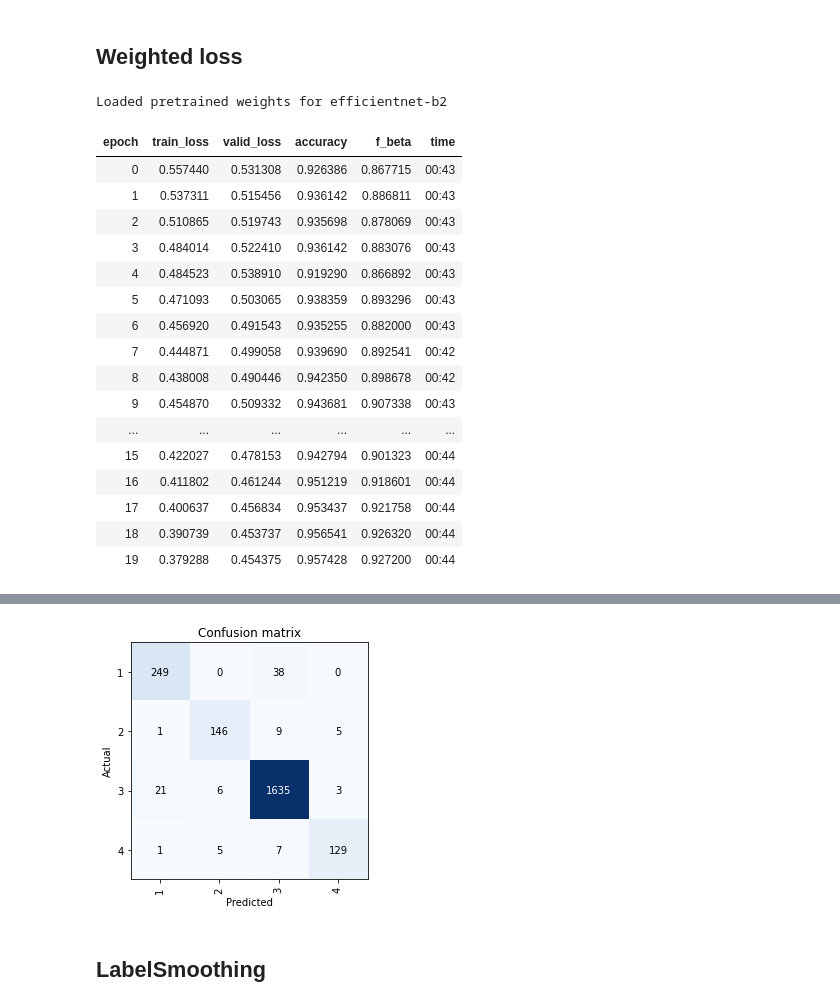
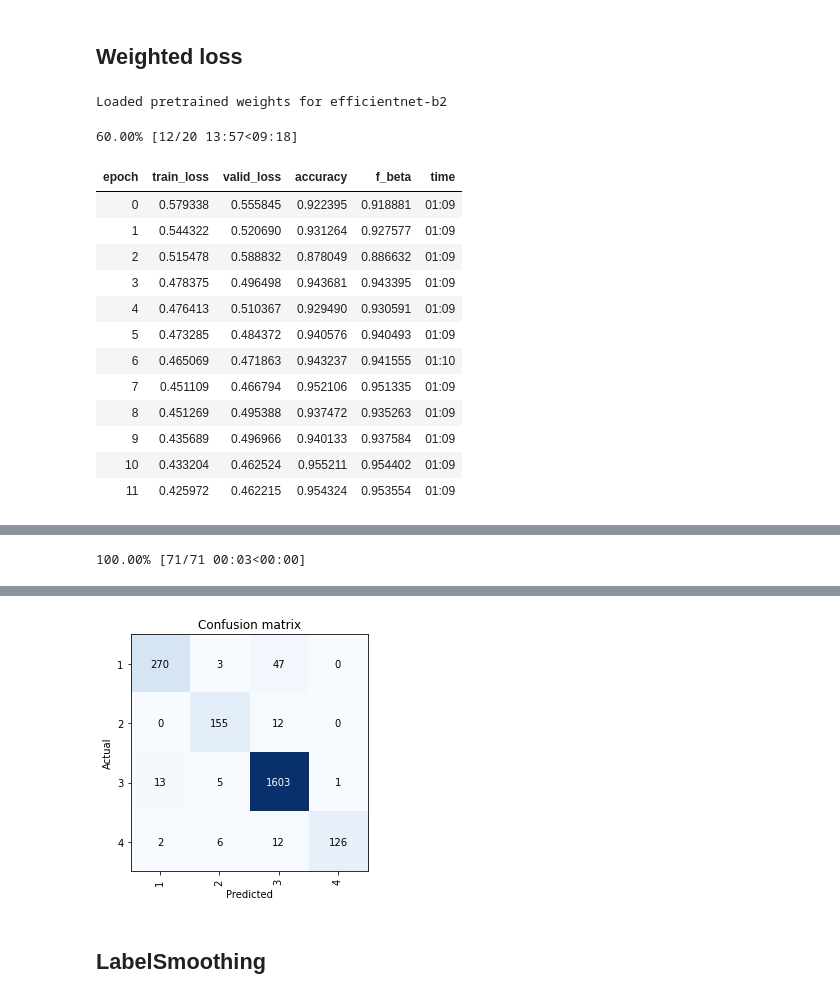
Before and after one commit to joheras/PollenChallenge, a Jupyter notebook: PollenChallenge.ipynb, the cells around one changed output, grey strips where cells are left out. Cells and saved outputs as stored; diff of their text form; code cells hidden in the pictures.

```diff
--- a/PollenChallenge.ipynb
+++ b/PollenChallenge.ipynb
@@ -706,7 +842,7 @@ Epoch 10: early stopping
 # %%
 learnB2_im = Learner(data, models.efficientnet.EfficientNetB2(data), wd=1e-3,
                bn_wd=False, true_wd=True, loss_func=LabelSmoothingCrossEntropy(),
-               metrics=[accuracy,FBeta(average='macro',beta=1)], callback_fns=[partial(callbacks.tracker.EarlyStoppingCallback, min_delta=0.01, patience=5),
+               metrics=[accuracy,FBeta(average='weighted',beta=1)], callback_fns=[partial(callbacks.tracker.EarlyStoppingCallback, min_delta=0.01, patience=5),
                                                                                partial(callbacks.tracker.SaveModelCallback, every='improvement', monitor='accuracy', name='best')])
 
 weights = [724.0/1156, 724.0/774,724.0/8816,1.0]
@@ -717,20 +853,17 @@ interp = ClassificationInterpretation.from_learner(learnB2_im)
 interp.plot_confusion_matrix()
 # %% [output]
 Loaded pretrained weights for efficientnet-b2
+60.00% [12/20 13:57<09:18]
 | epoch | train_loss | valid_loss | accuracy | f_beta | time |
-| 0 | 0.557440 | 0.531308 | 0.926386 | 0.867715 | 00:43 |
-| 1 | 0.537311 | 0.515456 | 0.936142 | 0.886811 | 00:43 |
-| 2 | 0.510865 | 0.519743 | 0.935698 | 0.878069 | 00:43 |
-| 3 | 0.484014 | 0.522410 | 0.936142 | 0.883076 | 00:43 |
-| 4 | 0.484523 | 0.538910 | 0.919290 | 0.866892 | 00:43 |
-| 5 | 0.471093 | 0.503065 | 0.938359 | 0.893296 | 00:43 |
-| 6 | 0.456920 | 0.491543 | 0.935255 | 0.882000 | 00:43 |
-| 7 | 0.444871 | 0.499058 | 0.939690 | 0.892541 | 00:42 |
-| 8 | 0.438008 | 0.490446 | 0.942350 | 0.898678 | 00:42 |
-| 9 | 0.454870 | 0.509332 | 0.943681 | 0.907338 | 00:43 |
-| ... | ... | ... | ... | ... | ... |
-| 15 | 0.422027 | 0.478153 | 0.942794 | 0.901323 | 00:44 |
-| 16 | 0.411802 | 0.461244 | 0.951219 | 0.918601 | 00:44 |
-| 17 | 0.400637 | 0.456834 | 0.953437 | 0.921758 | 00:44 |
-| 18 | 0.390739 | 0.453737 | 0.956541 | 0.926320 | 00:44 |
-| 19 | 0.379288 | 0.454375 | 0.957428 | 0.927200 | 00:44 |
+| 0 | 0.579338 | 0.555845 | 0.922395 | 0.918881 | 01:09 |
+| 1 | 0.544322 | 0.520690 | 0.931264 | 0.927577 | 01:09 |
+| 2 | 0.515478 | 0.588832 | 0.878049 | 0.886632 | 01:09 |
+| 3 | 0.478375 | 0.496498 | 0.943681 | 0.943395 | 01:09 |
+| 4 | 0.476413 | 0.510367 | 0.929490 | 0.930591 | 01:09 |
+| 5 | 0.473285 | 0.484372 | 0.940576 | 0.940493 | 01:09 |
+| 6 | 0.465069 | 0.471863 | 0.943237 | 0.941555 | 01:10 |
+| 7 | 0.451109 | 0.466794 | 0.952106 | 0.951335 | 01:09 |
+| 8 | 0.451269 | 0.495388 | 0.937472 | 0.935263 | 01:09 |
+| 9 | 0.435689 | 0.496966 | 0.940133 | 0.937584 | 01:09 |
+| 10 | 0.433204 | 0.462524 | 0.955211 | 0.954402 | 01:09 |
+| 11 | 0.425972 | 0.462215 | 0.954324 | 0.953554 | 01:09 |
@@ -748,0 +870 @@ Better model found at epoch 19 with accuracy value: 0.9574279189109802.
+100.00% [71/71 00:03<00:00]
@@ -749,5 +877,5 @@ Better model found at epoch 19 with accuracy value: 0.9574279189109802.
 [interactive output not drawn]
-[figure, old version]
+[figure, new version]
 # %% [markdown]
 ## LabelSmoothing
 # %%
```
Also changed, not shown: parts of 37 cells of this notebook.
